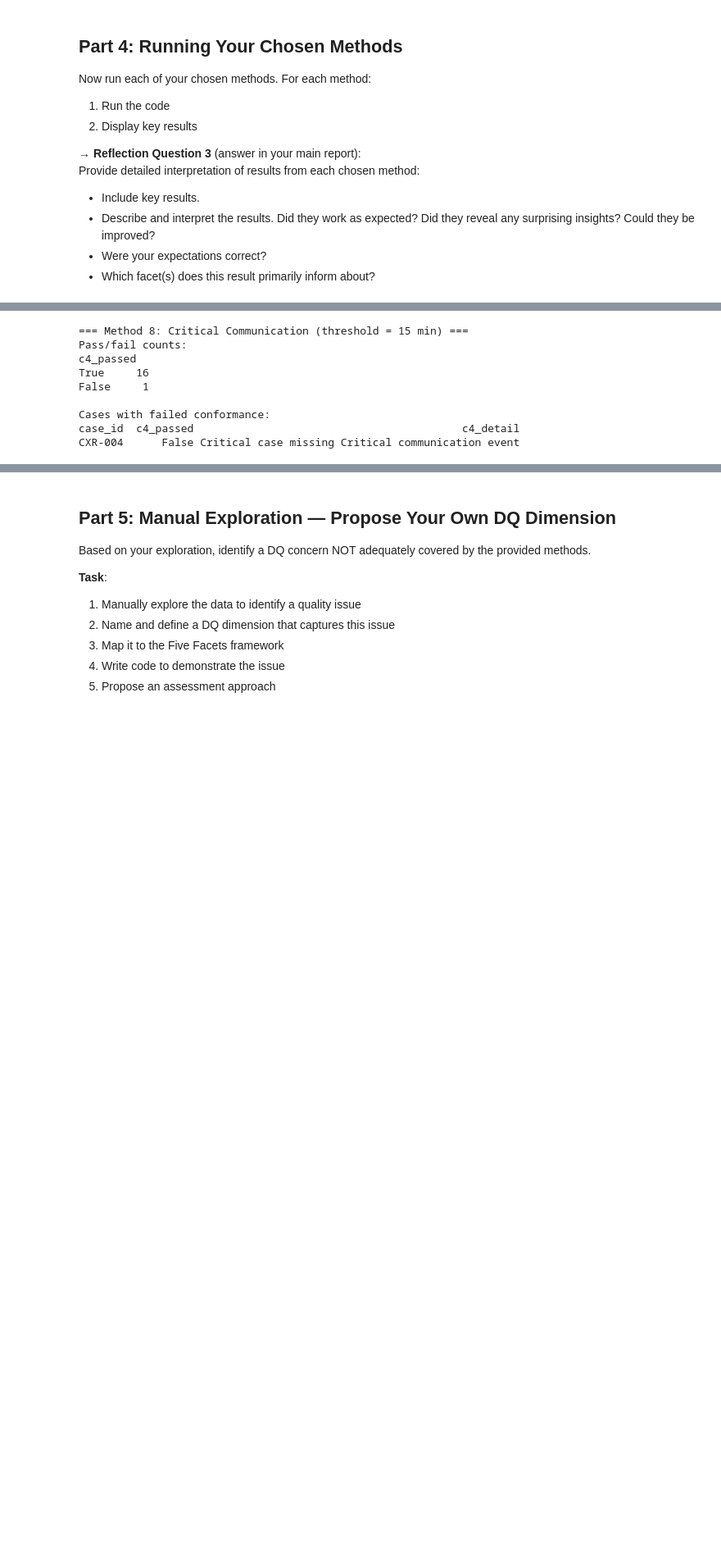
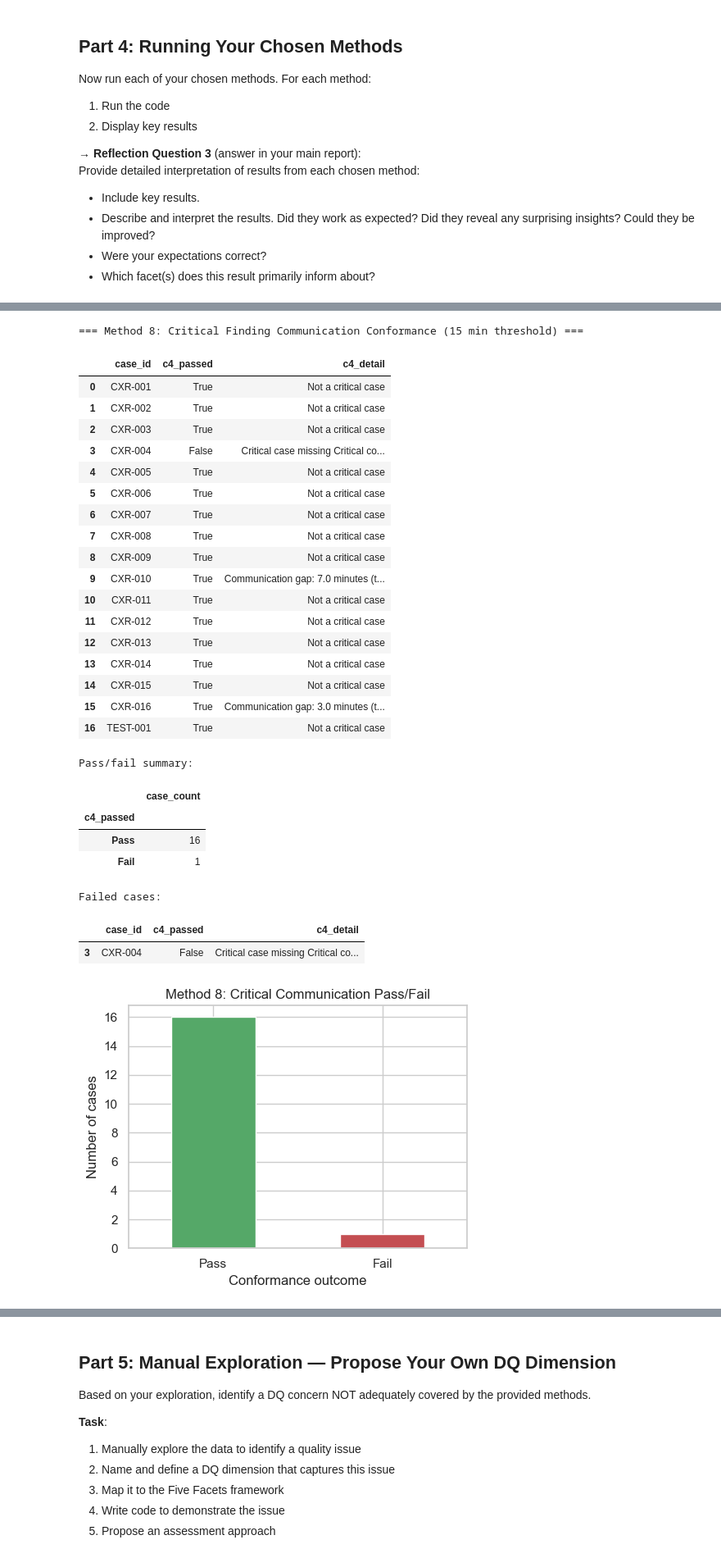
Before and after one commit to Jegerchristiank/Assignment-2, a Jupyter notebook: afleveringsfiler/assignment.ipynb, the cells around one changed output, grey strips where cells are left out. Shown at 82% size. Cells and saved outputs as stored; diff of their text form; code cells hidden in the pictures; blank space fills up the shorter version.

```diff
--- a/afleveringsfiler/assignment.ipynb
+++ b/afleveringsfiler/assignment.ipynb
@@ -881,25 +1036,56 @@ Check if certain patient groups, times, or case types are systematically under-r
 # %%
-# Method 8: Conformance — Critical finding communication
-res_m8 = method_8_conformance_critical_communication(df, threshold_minutes=15)
+results_8 = method_8_conformance_critical_communication(df, threshold_minutes=15)
+print('=== Method 8: Critical Finding Communication Conformance (15 min threshold) ===')
 
-print("=== Method 8: Critical Communication (threshold = 15 min) ===")
-print("Pass/fail counts:")
-print(res_m8['c4_passed'].value_counts(dropna=False).to_string())
+display(results_8.sort_values('case_id'))
 
-print("\nCases with failed conformance:")
-failed_m8 = res_m8[~res_m8['c4_passed']]
-if len(failed_m8) > 0:
-    print(failed_m8.to_string(index=False))
+summary_8 = results_8['c4_passed'].value_counts().rename(index={True: 'Pass', False: 'Fail'})
+summary_8_df = summary_8.rename('case_count').to_frame()
+print('Pass/fail summary:')
+display(summary_8_df)
+
+failed_critical_cases = results_8[~results_8['c4_passed']]
+if failed_critical_cases.empty:
+    print('No failed critical communication cases detected.')
 else:
-    print("None")
+    print('Failed cases:')
+    display(failed_critical_cases)
+
+plt.figure(figsize=(5, 4))
+summary_8.plot(kind='bar', color=['#55A868', '#C44E52'])
+plt.title('Method 8: Critical Communication Pass/Fail')
+plt.xlabel('Conformance outcome')
+plt.ylabel('Number of cases')
+plt.xticks(rotation=0)
+plt.tight_layout()
+plt.show()
 # %% [output]
-=== Method 8: Critical Communication (threshold = 15 min) ===
-Pass/fail counts:
-c4_passed
-True     16
-False     1
-
-Cases with failed conformance:
-case_id  c4_passed                                          c4_detail
-CXR-004      False Critical case missing Critical communication event
+=== Method 8: Critical Finding Communication Conformance (15 min threshold) ===
+|  | case_id | c4_passed | c4_detail |
+| 0 | CXR-001 | True | Not a critical case |
+| 1 | CXR-002 | True | Not a critical case |
+| 2 | CXR-003 | True | Not a critical case |
+| 3 | CXR-004 | False | Critical case missing Critical co... |
+| 4 | CXR-005 | True | Not a critical case |
+| 5 | CXR-006 | True | Not a critical case |
+| 6 | CXR-007 | True | Not a critical case |
+| 7 | CXR-008 | True | Not a critical case |
+| 8 | CXR-009 | True | Not a critical case |
+| 9 | CXR-010 | True | Communication gap: 7.0 minutes (t... |
+| 10 | CXR-011 | True | Not a critical case |
+| 11 | CXR-012 | True | Not a critical case |
+| 12 | CXR-013 | True | Not a critical case |
+| 13 | CXR-014 | True | Not a critical case |
+| 14 | CXR-015 | True | Not a critical case |
+| 15 | CXR-016 | True | Communication gap: 3.0 minutes (t... |
+| 16 | TEST-001 | True | Not a critical case |
+Pass/fail summary:
+|  | case_count |
+| c4_passed |  |
+| Pass | 16 |
+| Fail | 1 |
+Failed cases:
+|  | case_id | c4_passed | c4_detail |
+| 3 | CXR-004 | False | Critical case missing Critical co... |
+[figure, added]
 # %%
```
Also changed, not shown: parts of 14 cells of this notebook, 10 other files.
